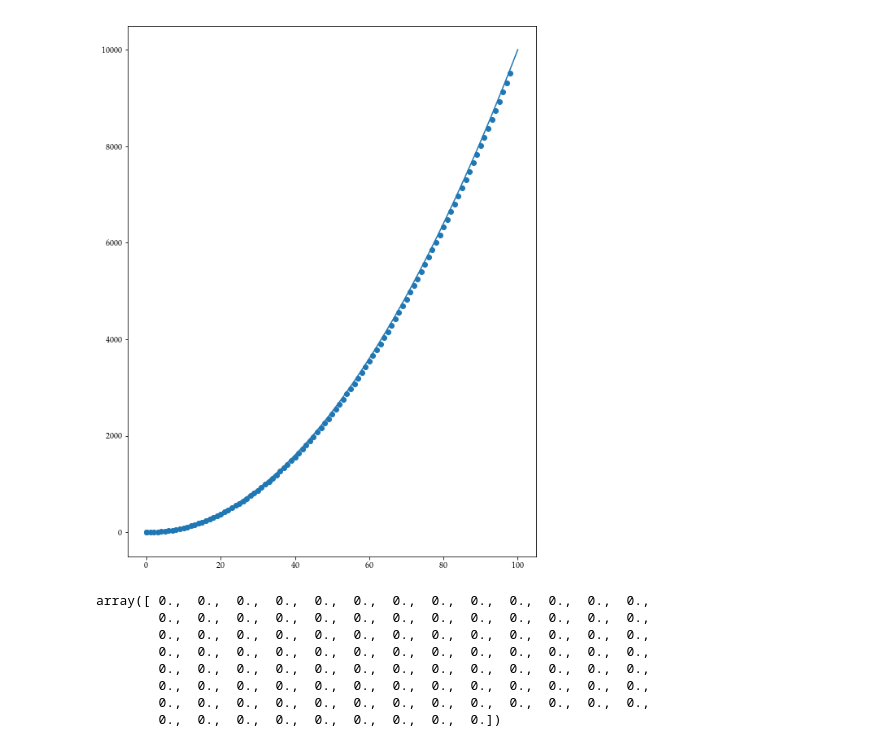
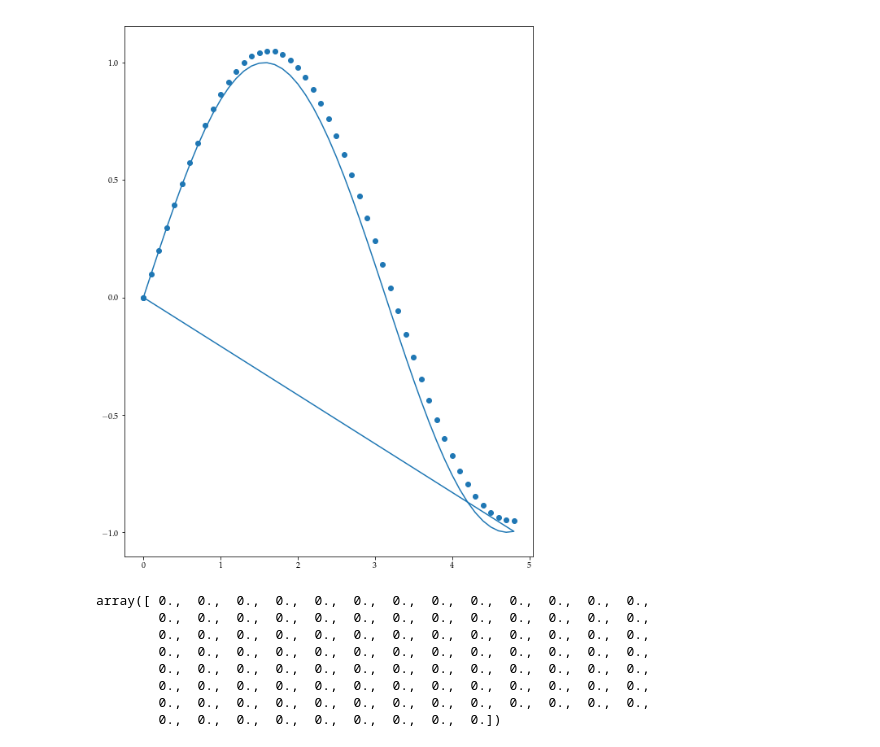
Before and after one commit to danielberenberg/modeling-cplx-sys, a Jupyter notebook: py_notebook.ipynb, the cells around one changed output. Saved outputs shown, nothing was run; the diff lists cells and outputs as text; code cells hidden in the pictures.

```diff
--- a/py_notebook.ipynb
+++ b/py_notebook.ipynb
@@ -5,7 +5,11 @@ from matplotlib import colors
 from matplotlib import rc
 rc('font',**{'family':'serif','serif':['Palatino']})
 rc('text', usetex=True)
+# %%
+## This is the derivative of our function:
+def dxdt(t):
+    return np.cos(t)
 # %%
-def Euler(y0,dydt,h):
+def Euler(y0,t0,dydt,h):
     '''Euler's method function'''
-    return y0 + dydt * h
+    return y0 + dydt(t0) * h
@@ -29,15 +45,15 @@ def do_Euler(x0,h,n):
 # %%
-n = 100
-h = 1
+n = 50
+h = .1
 x0 = 0
 
 plt.figure(figsize=(9,12))
-ts = np.linspace(x0,n,n)
-plt.scatter(*do_Euler(x0,h,n))
-plt.plot(ts,[t**2 for t in ts])
+ts,xs = do_Euler(x0,h,n)
+plt.scatter(ts,xs)
+plt.plot(ts,[np.sin(t) for t in ts])
 plt.show()
 # %% [output]
-[figure, old version]
+[figure, new version]
 # %%
 # %% [output]
 array([ 0.,  0.,  0.,  0.,  0.,  0.,  0.,  0.,  0.,  0.,  0.,  0.,  0.,
```
Also changed, not shown: parts of 4 cells of this notebook.
